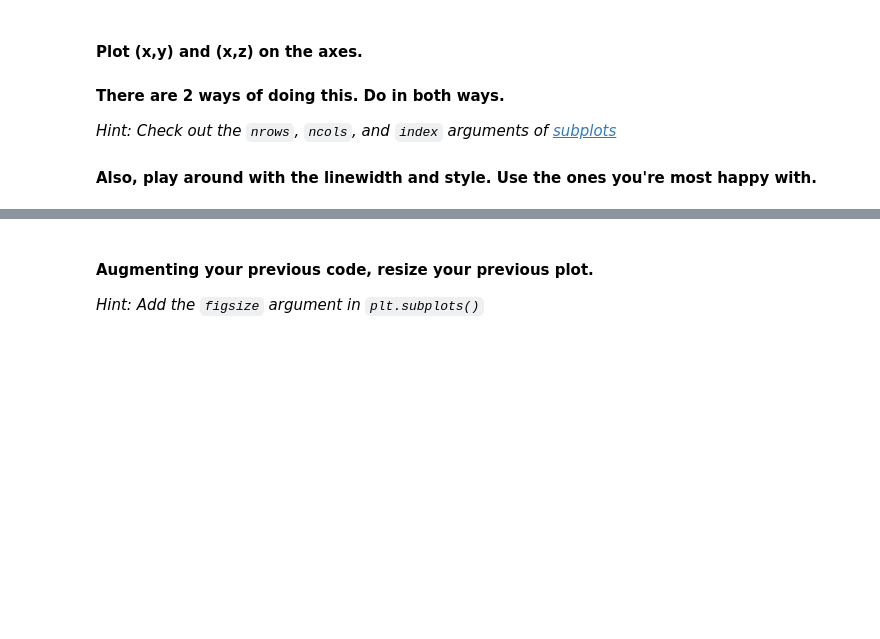
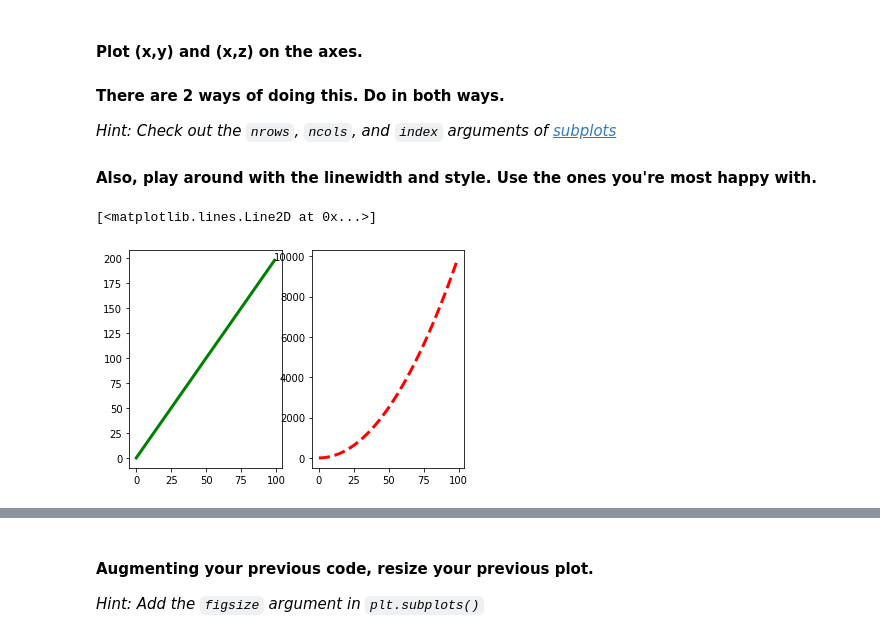
Before and after one commit to almsasantos/dataptmad1019, a Jupyter notebook: module-2/lab-matplotlib-seaborn/your-code/challenge-1.ipynb, the cells around one changed output, grey strips where cells are left out. Saved outputs shown, nothing was run; the diff lists cells and outputs as text; code cells hidden in the pictures; blank space fills up the shorter version.

```diff
--- a/module-2/lab-matplotlib-seaborn/your-code/challenge-1.ipynb
+++ b/module-2/lab-matplotlib-seaborn/your-code/challenge-1.ipynb
@@ -35,5 +32,12 @@ z = x**2
 #### Also, play around with the linewidth and style. Use the ones you're most happy with.
 # %%
 # your code here-1st way (call `subplots` twice using the `index` parameter)
+plt.subplot(1, 2, 1)
+plt.plot(x, y, lw=3, color = 'g', ls='-')
+plt.subplot(1, 2, 2)
+plt.plot(x, z, lw=3, color = 'r', ls='--')
+# %% [output]
+[<matplotlib.lines.Line2D at 0x...>]
+[figure, added]
 # %%
 # your code here-2st way (call `subplots` only once not using the `index` parameter)
```
Also changed, not shown: parts of 22 cells of this notebook, 2 other files.
